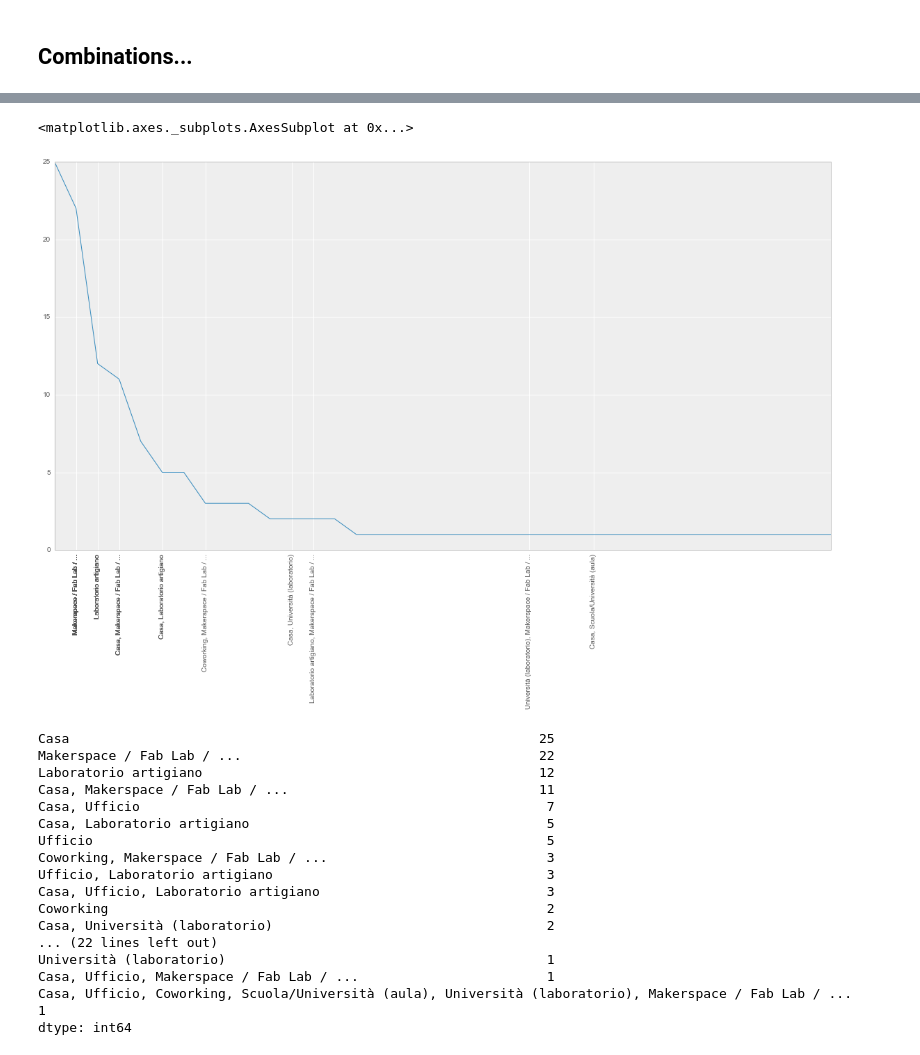
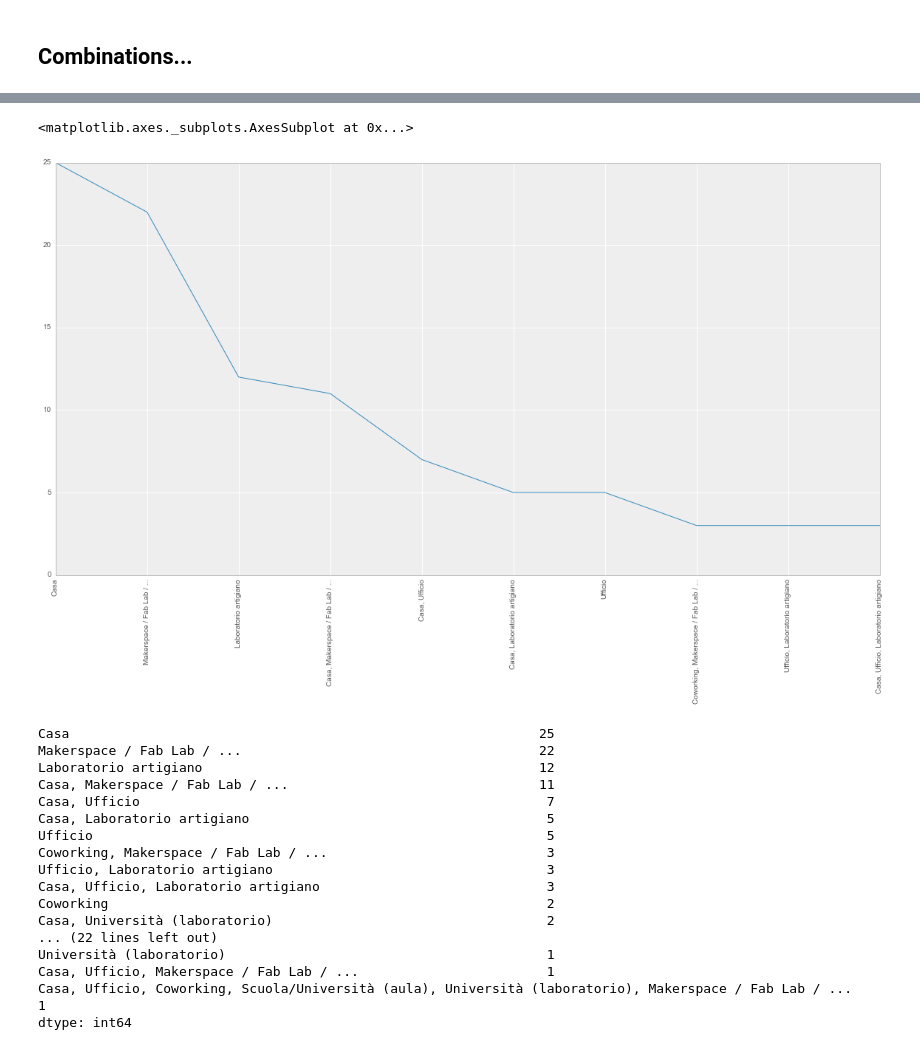
Before and after one commit to openp2pdesign/Makers-Inquiry---Analysis, a Jupyter notebook: Q019-Combinations.ipynb, the cells around one changed output, grey strips where cells are left out. Saved outputs shown, nothing was run; the diff lists cells and outputs as text; code cells hidden in the pictures.

Commit message:
Final fix to Q019-Combinations notebook

```diff
--- a/Q019-Combinations.ipynb
+++ b/Q019-Combinations.ipynb
@@ -85,28 +88,30 @@ places["Combination"] = pd.Series(str_values)
 # Gather data
 resulting_combinations = places["Combination"].value_counts()
 resulting_combinations_percentage = places["Combination"].value_counts(normalize=True)*100
-# %%
-resulting_combinations.plot(figsize=(20,10),xticks=resulting_combinations,rot=90)
-# %% [output]
-<matplotlib.axes._subplots.AxesSubplot at 0x...>
-[figure, removed]
-# %%
-resulting_combinations
-# %% [output]
-Casa                                                            25
-Makerspace / Fab Lab / ...                                      22
-Laboratorio artigiano                                           12
-Casa, Makerspace / Fab Lab / ...                                11
-Casa, Ufficio                                                    7
-Casa, Laboratorio artigiano                                      5
-Ufficio                                                          5
-Coworking, Makerspace / Fab Lab / ...                            3
-Ufficio, Laboratorio artigiano                                   3
-Casa, Ufficio, Laboratorio artigiano                             3
-Coworking                                                        2
-Casa, Università (laboratorio)                                   2
-... (22 lines left out)
-Università (laboratorio)                                         1
-Casa, Ufficio, Makerspace / Fab Lab / ...                        1
-Casa, Ufficio, Coworking, Scuola/Università (aula), Università (laboratorio), Makerspace / Fab Lab / ...     1
-dtype: int64
+# %%
+# Plotting the first 10 values of the most popular combinations
+resulting_combinations[0:10].plot(figsize=(20,10),rot=90)
+# %% [output]
+<matplotlib.axes._subplots.AxesSubplot at 0x...>
+[figure, added]
+# %%
+# Data of the combinations
+resulting_combinations
+# %% [output]
+Casa                                                            25
+Makerspace / Fab Lab / ...                                      22
+Laboratorio artigiano                                           12
+Casa, Makerspace / Fab Lab / ...                                11
+Casa, Ufficio                                                    7
+Casa, Laboratorio artigiano                                      5
+Ufficio                                                          5
+Coworking, Makerspace / Fab Lab / ...                            3
+Ufficio, Laboratorio artigiano                                   3
+Casa, Ufficio, Laboratorio artigiano                             3
+Coworking                                                        2
+Casa, Università (laboratorio)                                   2
+... (22 lines left out)
+Università (laboratorio)                                         1
+Casa, Ufficio, Makerspace / Fab Lab / ...                        1
+Casa, Ufficio, Coworking, Scuola/Università (aula), Università (laboratorio), Makerspace / Fab Lab / ...     1
+dtype: int64
```
Also changed, not shown: parts of 4 cells of this notebook.
